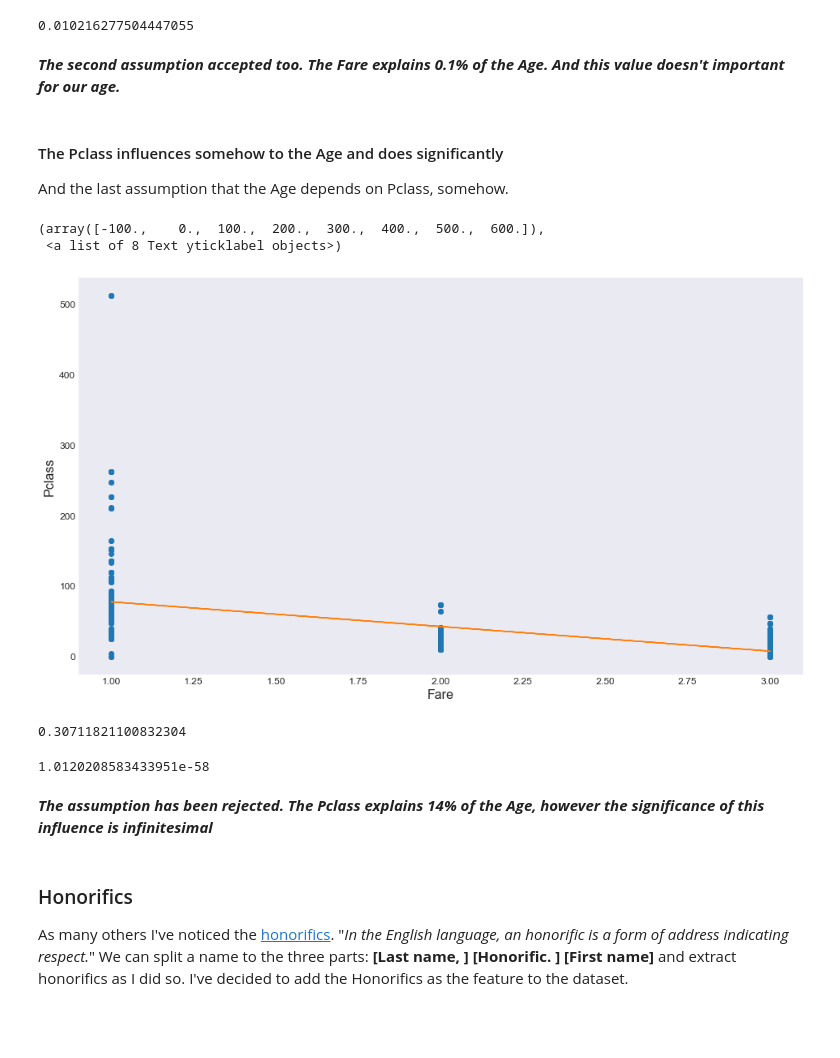
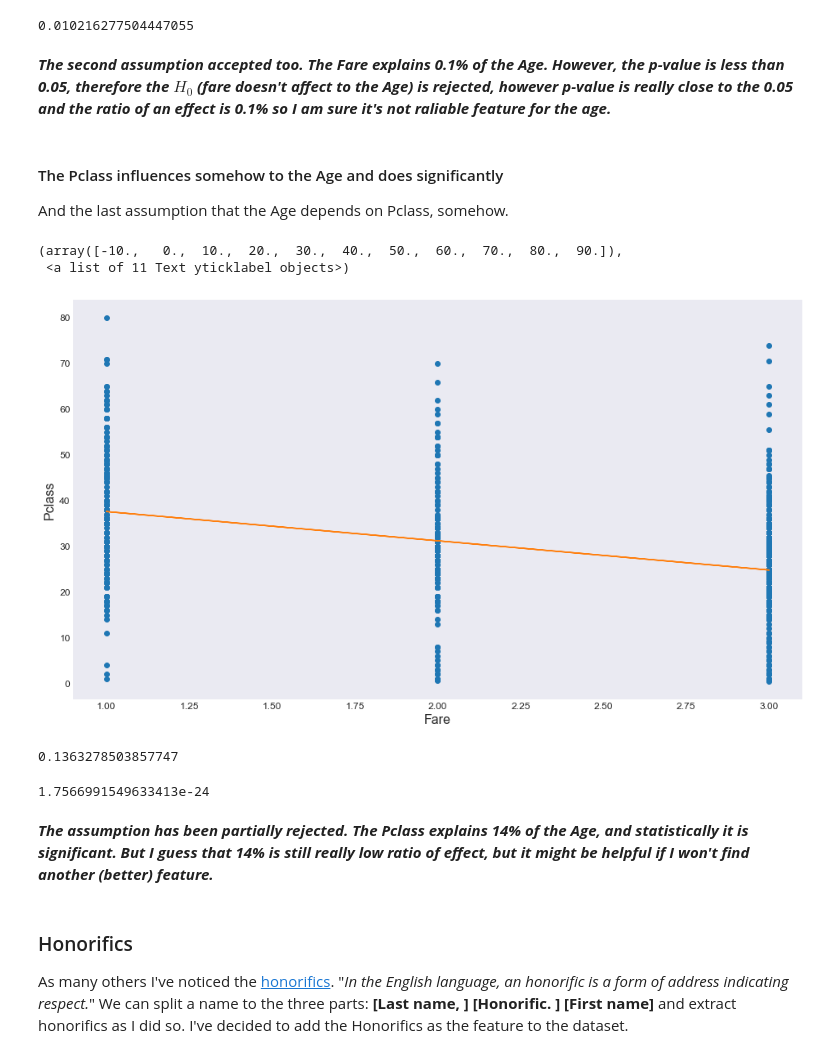
Before and after one commit to JuiceFV/Kaggle, a Jupyter notebook: Titanik/data_evaluation.ipynb, the cells around one changed output. Saved outputs shown, nothing was run; the diff lists cells and outputs as text; code cells hidden in the pictures; blank space fills up the shorter version.

```diff
--- a/Titanik/data_evaluation.ipynb
+++ b/Titanik/data_evaluation.ipynb
@@ -1056,37 +1076,37 @@ r_value**2
 p_value
 # %% [output]
 0.010216277504447055
-# %% [markdown]
-***The second assumption accepted too. The Fare explains 0.1% of the Age. And this value doesn't important for our age.***
+# %% [markdown]
+***The second assumption accepted too. The Fare explains 0.1% of the Age. However, the p-value is less than 0.05, therefore the $H_0$ (fare doesn't affect to the Age) is rejected, however p-value is really close to the 0.05 and the ratio of an effect is 0.1% so I  am sure it's not raliable feature for the age.***
 # %% [markdown]
 <h4>The Pclass influences somehow to the Age and does significantly</h4>
 
 And the last assumption that the Age depends on Pclass, somehow.
 # %%
 x = removed_nan_ages['Pclass']
-y = removed_nan_ages['Fare']
+y = removed_nan_ages['Age']
 slope, intercept, r_value, p_value, std_err = stats.linregress(x, y)
 plt.figure(figsize=(16,9))
 plt.plot(x, y, 'o')
 plt.plot(x, slope*x + intercept)
 plt.ylabel('Pclass', fontsize=16)
 plt.xlabel('Fare', fontsize=16)
 plt.xticks(fontsize=12)
 plt.yticks(fontsize=12)
 # %% [output]
-(array([-100.,    0.,  100.,  200.,  300.,  400.,  500.,  600.]),
- <a list of 8 Text yticklabel objects>)
+(array([-10.,   0.,  10.,  20.,  30.,  40.,  50.,  60.,  70.,  80.,  90.]),
+ <a list of 11 Text yticklabel objects>)
-[figure, old version]
+[figure, new version]
 # %%
 r_value**2
 # %% [output]
-0.30711821100832304
+0.1363278503857747
 # %%
 p_value
 # %% [output]
-1.0120208583433951e-58
+1.7566991549633413e-24
-# %% [markdown]
-***The assumption has been rejected. The Pclass explains 14% of the Age, however the significance of this influence is infinitesimal***
+# %% [markdown]
+***The assumption has been partially rejected. The Pclass explains 14% of the Age, and statistically it is significant. But I guess that 14% is still really low ratio of effect, but it might be helpful if I won't find another (better) feature.***
 # %% [markdown]
 <h3>Honorifics</h3>
 
```
Also changed, not shown: parts of 54 cells of this notebook, 1 other file.
